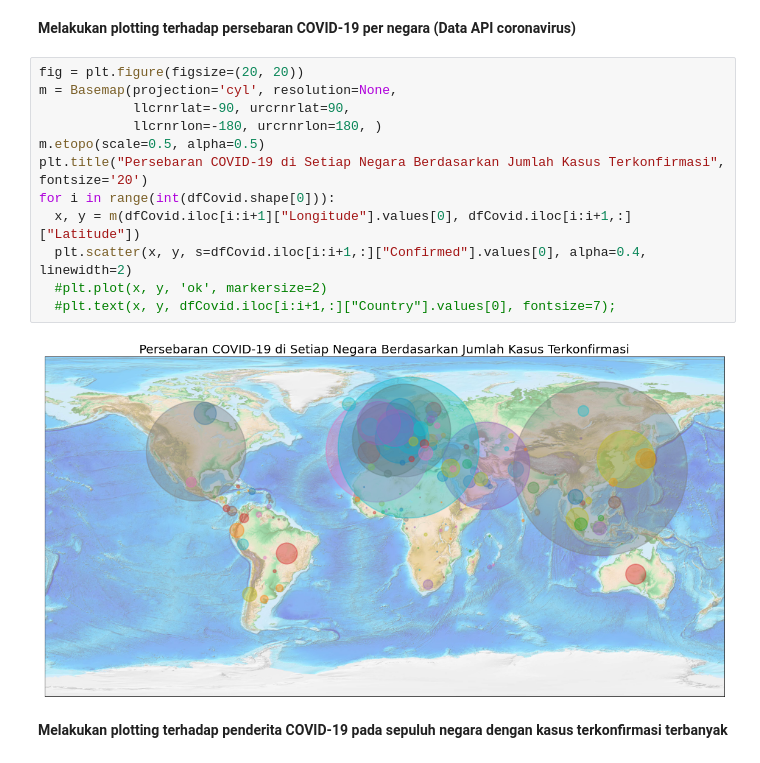
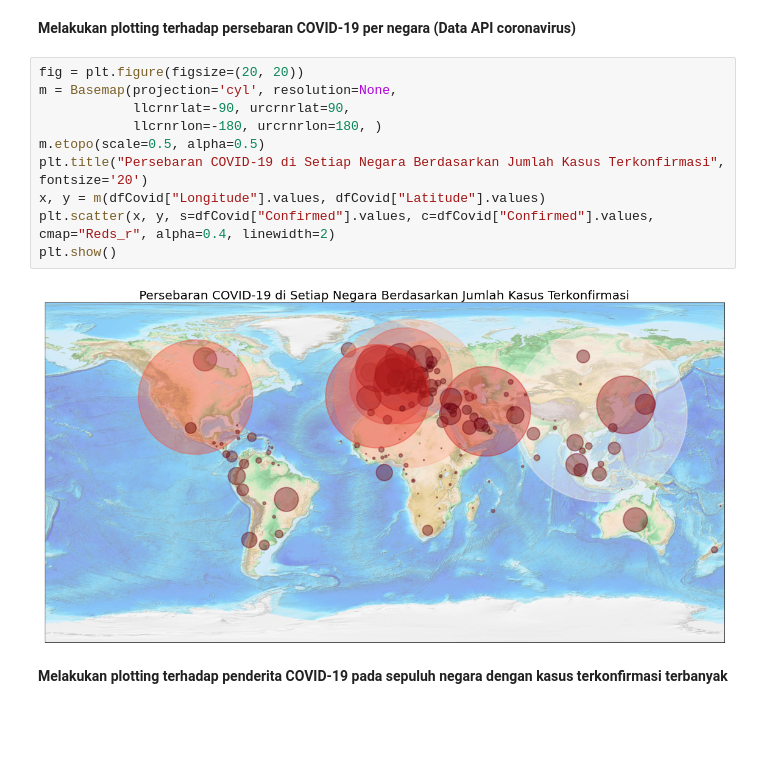
Before and after one commit to MuhammadHasbiAshshiddieqy/pythonDS-COVID-19-, a Jupyter notebook: CoronaVirusCase.ipynb, the cells around one changed output. Cells and saved outputs as stored; diff of their text form; blank space fills up the shorter version.

```diff
--- a/CoronaVirusCase.ipynb
+++ b/CoronaVirusCase.ipynb
@@ -126,17 +136,15 @@ df_sort_deathrate.head(3)
 # %%
 fig = plt.figure(figsize=(20, 20))
 m = Basemap(projection='cyl', resolution=None,
             llcrnrlat=-90, urcrnrlat=90,
             llcrnrlon=-180, urcrnrlon=180, )
 m.etopo(scale=0.5, alpha=0.5)
 plt.title("Persebaran COVID-19 di Setiap Negara Berdasarkan Jumlah Kasus Terkonfirmasi", fontsize='20')
-for i in range(int(dfCovid.shape[0])):
-  x, y = m(dfCovid.iloc[i:i+1]["Longitude"].values[0], dfCovid.iloc[i:i+1,:]["Latitude"])
-  plt.scatter(x, y, s=dfCovid.iloc[i:i+1,:]["Confirmed"].values[0], alpha=0.4, linewidth=2)
-  #plt.plot(x, y, 'ok', markersize=2)
-  #plt.text(x, y, dfCovid.iloc[i:i+1,:]["Country"].values[0], fontsize=7);
+x, y = m(dfCovid["Longitude"].values, dfCovid["Latitude"].values)
+plt.scatter(x, y, s=dfCovid["Confirmed"].values, c=dfCovid["Confirmed"].values, cmap="Reds_r", alpha=0.4, linewidth=2)
+plt.show()
 # %% [output]
-[figure, old version]
+[figure, new version]
 # %% [markdown]
 **Melakukan plotting terhadap penderita COVID-19 pada sepuluh negara dengan kasus terkonfirmasi terbanyak**
 # %%
```
Also changed, not shown: parts of 19 cells of this notebook.
